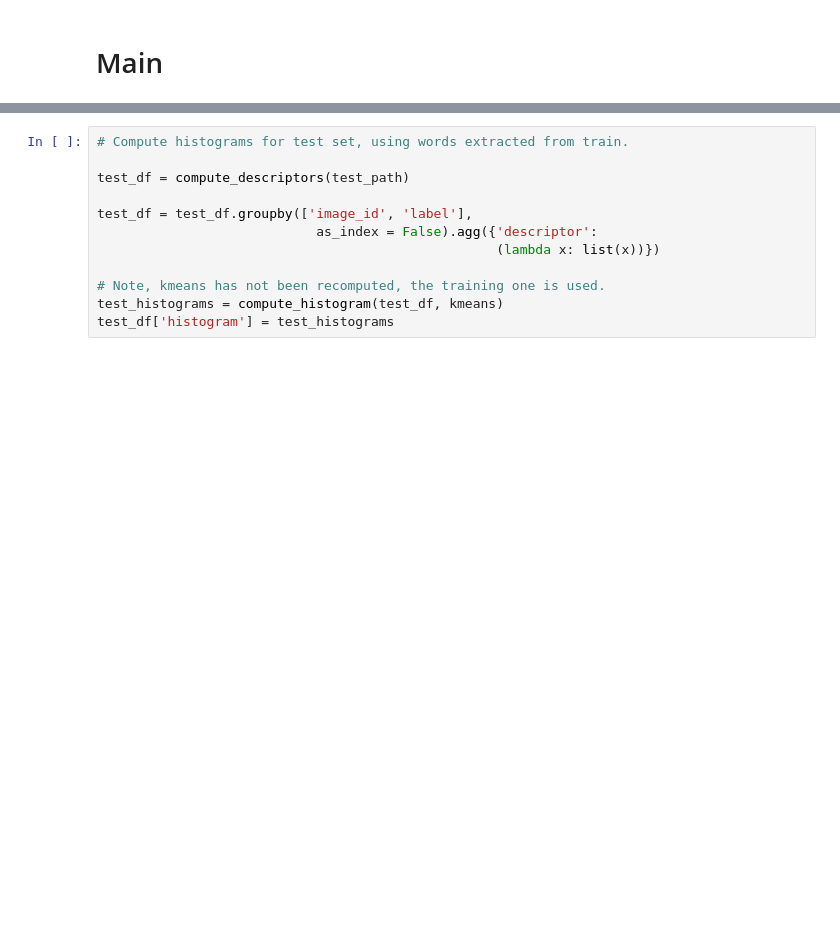
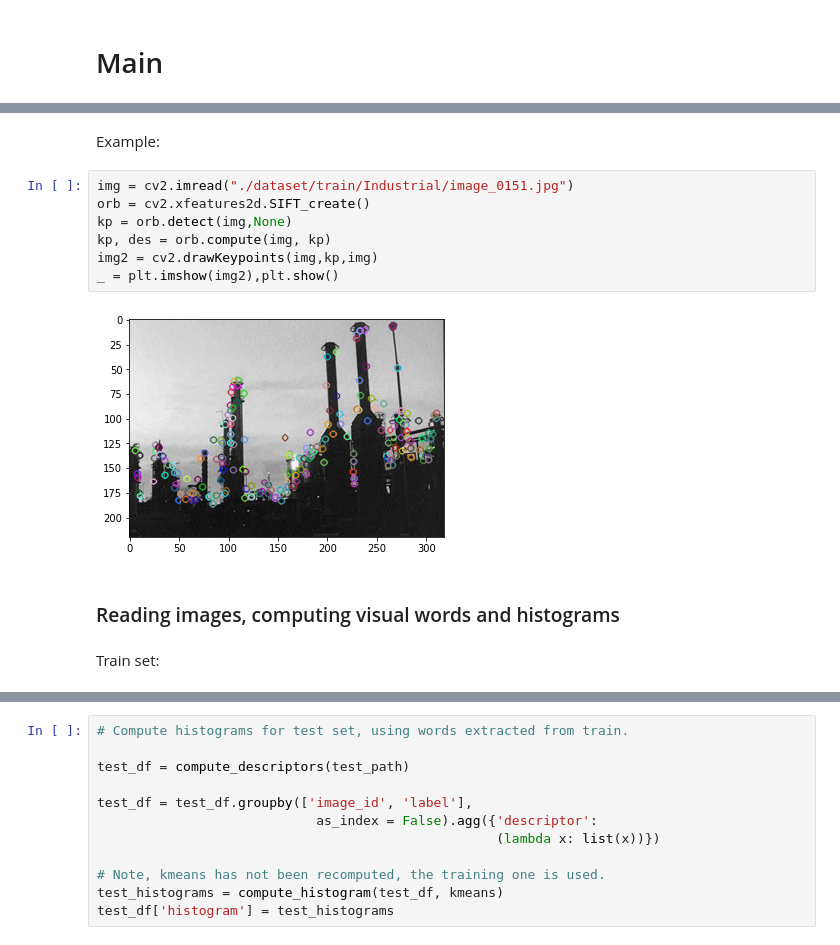
Before and after one commit to pindri/CVPR_exam, a Jupyter notebook: main.ipynb, the cells around one changed output, grey strips where cells are left out. Drawn from its saved outputs; the diff is of its cells as text; blank space fills up the shorter version.

```diff
--- a/main.ipynb
+++ b/main.ipynb
@@ -241,0 +356,15 @@ Executed 'Compute histograms'.  Elapsed time: 156.569561s
+# %% [markdown]
+Example:
+# %%
+img = cv2.imread("./dataset/train/Industrial/image_0151.jpg")
+orb = cv2.xfeatures2d.SIFT_create()
+kp = orb.detect(img,None)
+kp, des = orb.compute(img, kp)
+img2 = cv2.drawKeypoints(img,kp,img)
+_ = plt.imshow(img2),plt.show()
+# %% [output]
+[figure, added]
+# %% [markdown]
+### Reading images, computing visual words and histograms
+# %% [markdown]
+Train set:
```
Also changed, not shown: parts of 41 cells of this notebook.
